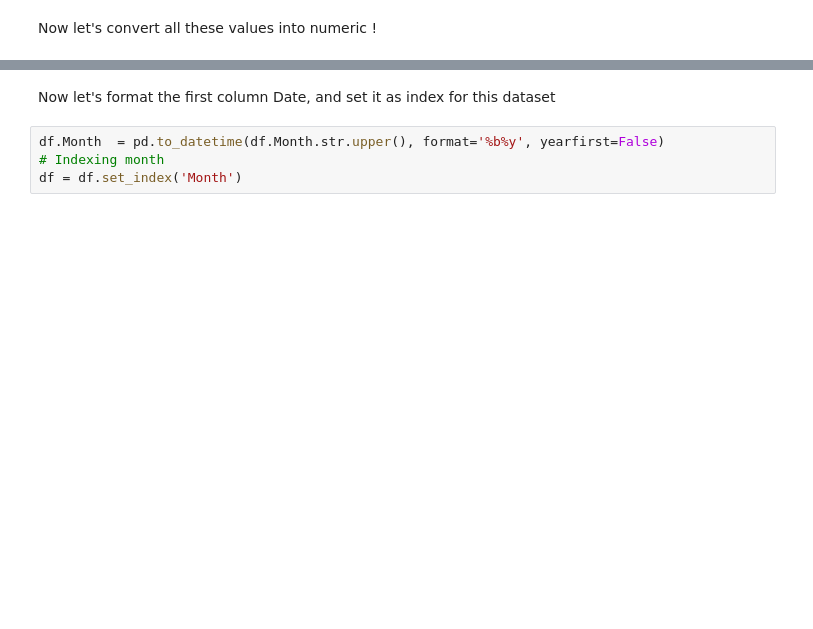
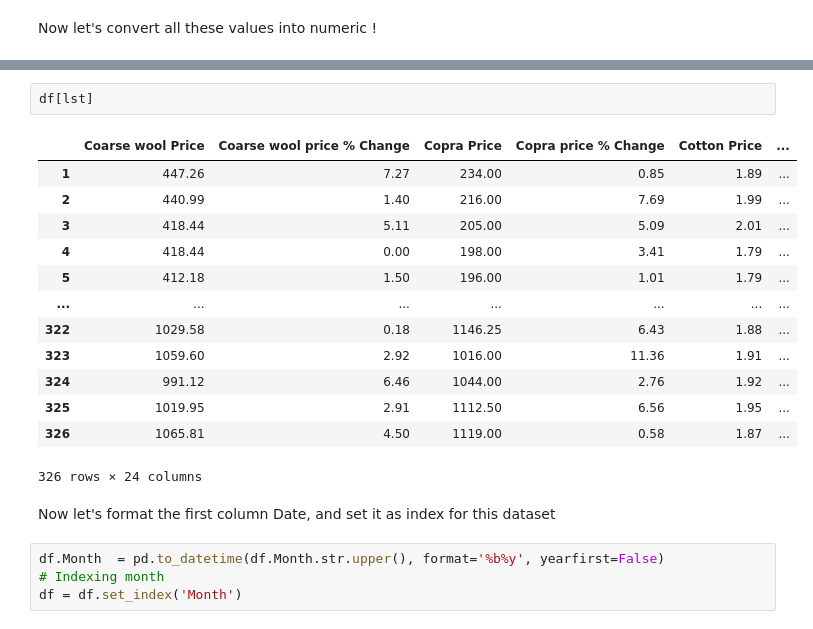
Before and after one commit to Bennybeams/DataExplorationPython, a Jupyter notebook: Data_Exploration.ipynb, the cells around one changed output, grey strips where cells are left out. Drawn from its saved outputs; the diff is of its cells as text; blank space fills up the shorter version.

```diff
--- a/Data_Exploration.ipynb
+++ b/Data_Exploration.ipynb
@@ -75,3 +202,19 @@ df.dtypes
+# %%
+df[lst]
+# %% [output]
+|  | Coarse wool Price | Coarse wool price % Change | Copra Price | Copra price % Change | Cotton Price | ... |
+| 1 | 447.26 | 7.27 | 234.00 | 0.85 | 1.89 | ... |
+| 2 | 440.99 | 1.40 | 216.00 | 7.69 | 1.99 | ... |
+| 3 | 418.44 | 5.11 | 205.00 | 5.09 | 2.01 | ... |
+| 4 | 418.44 | 0.00 | 198.00 | 3.41 | 1.79 | ... |
+| 5 | 412.18 | 1.50 | 196.00 | 1.01 | 1.79 | ... |
+| ... | ... | ... | ... | ... | ... | ... |
+| 322 | 1029.58 | 0.18 | 1146.25 | 6.43 | 1.88 | ... |
+| 323 | 1059.60 | 2.92 | 1016.00 | 11.36 | 1.91 | ... |
+| 324 | 991.12 | 6.46 | 1044.00 | 2.76 | 1.92 | ... |
+| 325 | 1019.95 | 2.91 | 1112.50 | 6.56 | 1.95 | ... |
+| 326 | 1065.81 | 4.50 | 1119.00 | 0.58 | 1.87 | ... |
+326 rows × 24 columns
 # %% [markdown]
 Now let's format the first column Date, and set it as index for this dataset
 # %%
```
Also changed, not shown: parts of 24 cells of this notebook.
